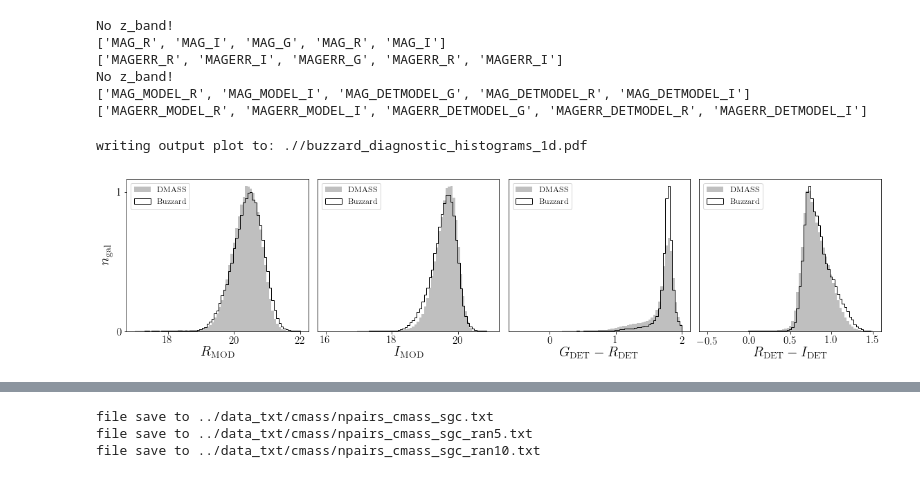
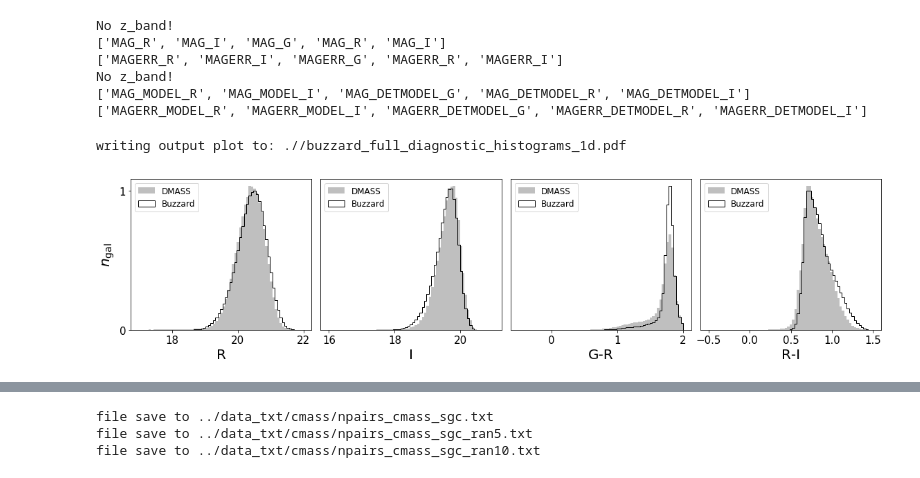
Before and after one commit to sujeong-lee/DMASS, a Jupyter notebook: code/notebook/Buzzard.ipynb, the cells around one changed output, grey strips where cells are left out. Drawn from its saved outputs; the diff is of its cells as text; code cells hidden in the pictures.

```diff
--- a/code/notebook/Buzzard.ipynb
+++ b/code/notebook/Buzzard.ipynb
@@ -95,6 +168,6 @@ rand_ngc_zcut = appendColumn(cat = rand_ngc_zcut, name='WEIGHT_RAND', value=rand
 # %%
 # import DMASS
-rootdir = '../output/sfd_train_photo_SamPle_nozband_ran10_3_full_tol1e5/'
+rootdir = '/global/homes/s/sjlee88/dmass_cat/'
 #dmass = fitsio.read(rootdir+'spt.fits')
 #dmass = io.SearchAndCallFits(path = rootdir, keyword='gold_spt_prob')
 dmass = io.SearchAndCallFits(path = rootdir, keyword='dmass_spt_sys_v3.fits')
@@ -106,5 +179,6 @@ dmass = dmass[dmass['CMASS_PROB'] > 0.01]
 #dmass_st82 = appendColumn(cat = dmass_st82, name='WEIGHT', value=dmass_st82['EachProb_CMASS'])
 #print np.sum(dmass['EachProb_CMASS']), np.sum(dmass_st82['EachProb_CMASS'])
 
-rand_dmass = io.SearchAndCallFits(path = rootdir, keyword='random_x50_dmass_spt_masked')
+#rand_dmass = io.SearchAndCallFits(path = rootdir, keyword='random_x50_dmass_spt_masked')
+rand_dmass = io.SearchAndCallFits(path = rootdir, keyword='random_x50_dmass_spt_v3')
 # %% [output]
@@ -149,14 +215,16 @@ dmass_test = io.SearchAndCallFits(path = rootdir, keyword='buzzard_prob')
 # %%
 # import DMASS
-rootdir = '../output/buzzard/'
+rootdir = '/global/cscratch1/sd/sjlee88/Buzzard-DMASS/Y3a_v1.6_hpix_nested/'
 #dmass = fitsio.read(rootdir+'spt.fits')
 #dmass = io.SearchAndCallFits(path = rootdir, keyword='gold_spt_prob')
-dmass_buzzard = io.SearchAndCallFits(path = rootdir, keyword='buzzard_prob')
+#dmass_buzzard = io.SearchAndCallFits(path = rootdir, keyword='buzzard_prob')
+dmass_buzzard = fitsio.read('/global/cscratch1/sd/sjlee88/Buzzard-DMASS/Y3a_v1.6_hpix_nested/DMASS.Buzzard_v1.6_Y3_gold.fits')
 #dmass = dmass[dmass['EachProb_CMASS'] > 0.01]
 print 'dmass sample size :', np.sum(dmass_buzzard['CMASS_PROB'])
 
 dmass_buzzard = appendColumn(cat = dmass_buzzard, name='WEIGHT', value=dmass_buzzard['CMASS_PROB'])
-dmass_buzzard = dmass_buzzard[dmass['CMASS_PROB'] > 0.01]
+#N_dmass_buzzard = np.int(np.sum(dmass_buzzard['CMASS_PROB']))
+#dmass_buzzard = dmass_buzzard[dmass_buzzard['CMASS_PROB'] > 0.01]
 #dmass_st82 = appendColumn(cat = dmass_st82, name='WEIGHT', value=dmass_st82['EachProb_CMASS'])
 #print np.sum(dmass['EachProb_CMASS']), np.sum(dmass_st82['EachProb_CMASS'])
 
@@ -171,0 +236,5 @@ IndexError: boolean index did not match indexed array along dimension 0; dimensi
+# %%
+dmass_buzzard = dmass_buzzard[dmass_buzzard['CMASS_PROB'] > 0.01]
+dmass_buzzard = maskingY3BAORegion(dmass_buzzard)
+N_dmass_buzzard = np.int(np.sum(dmass_buzzard['CMASS_PROB']))
+print 'n_dmass_buzzard:', N_dmass_buzzard
@@ -236,13 +309,13 @@ weight_buzzard = dmass_buzzard['CMASS_PROB']
 # %%
 #weight = dmass_spt['CMASS_PROB'] * dmass_spt['WEIGHT0_fwhm_r'] * dmass_spt['WEIGHT1_airmass_z'] #dmass_spt['WEIGHT_SYS']
 # Plotting all
-labels = [r'${R_{\rm MOD}}$', r'${I_{\rm MOD}}$', r'$G_{\rm DET}-R_{\rm DET}$', r'$R_{\rm DET}-I_{\rm DET}$']
+labels = ['R', 'I', 'G-R', 'R-I']
 ranges =  [[17,22], [16,21], [-.5,2], [-.5,1.5]]
 hist_plot( X_dmass, X_buzzard, labels = labels, ranges = ranges,\
-                         name =[r'{\rm DMASS}',r'{\rm Buzzard}' ], nbins=70, \
-                   weight=[weight_dmass, weight_buzzard], outdir = './', prefix='buzzard_')
+                         name =['DMASS','Buzzard' ], nbins=70, \
+                   weight=[weight_dmass, weight_buzzard], outdir = './', prefix='buzzard_full_')
 # %% [output]
-writing output plot to: .//buzzard_diagnostic_histograms_1d.pdf
+writing output plot to: .//buzzard_full_diagnostic_histograms_1d.pdf
-[figure, old version]
+[figure, new version]
 # %%
 fig, ax = plt.subplots()
```
Also changed, not shown: parts of 35 cells of this notebook.
